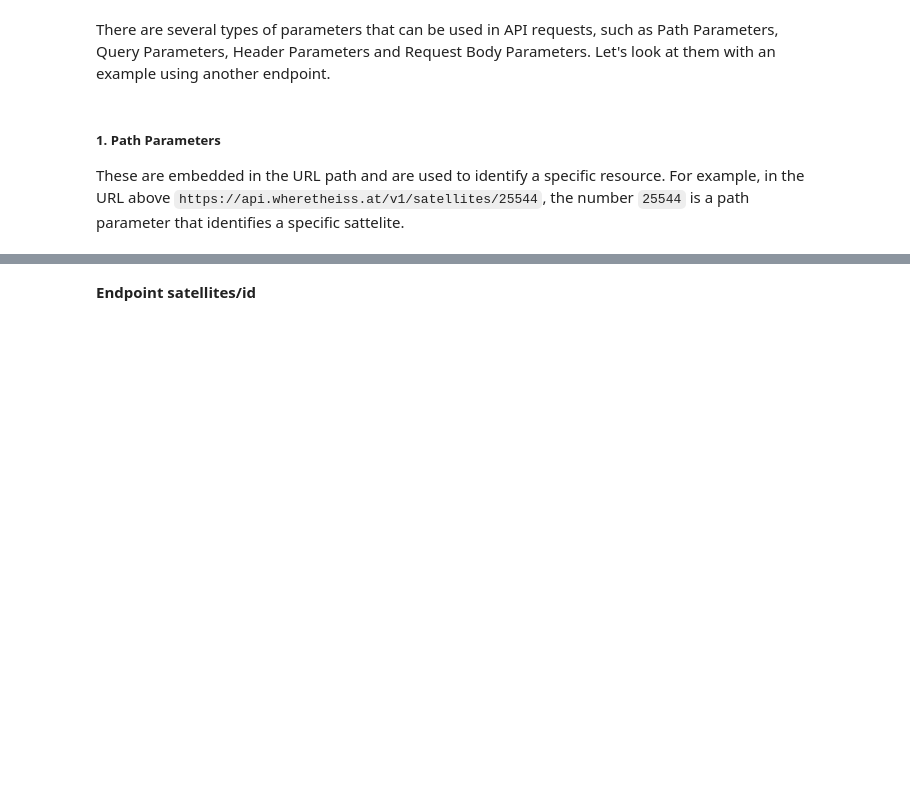
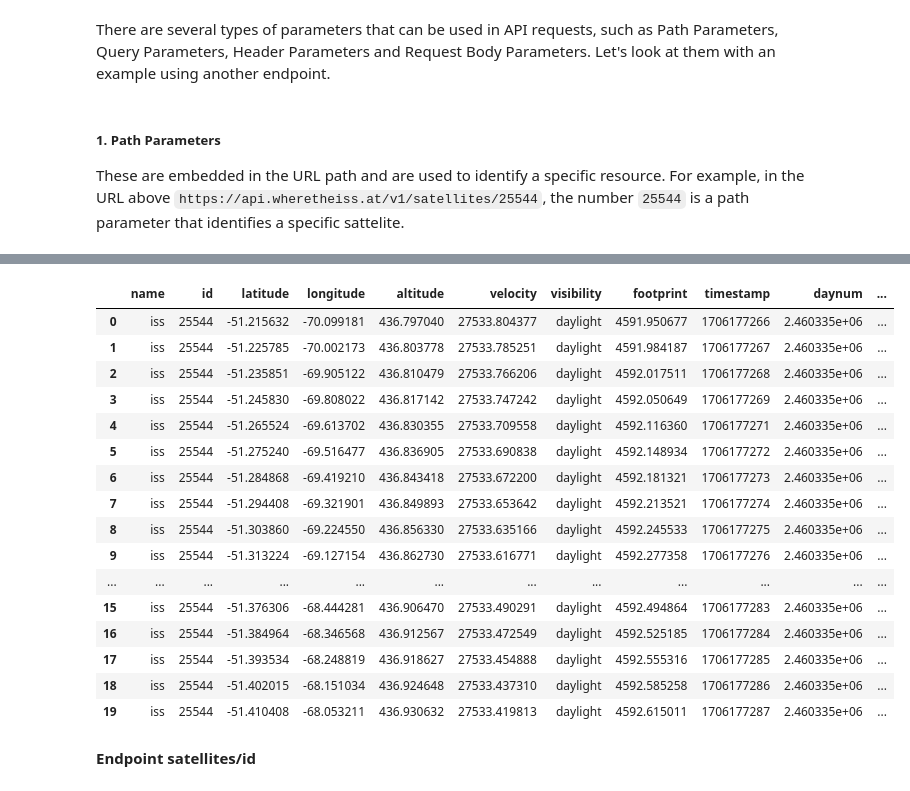
Before and after one commit to Ironhack-Data-Madrid-Enero-2024/apuntes_clase, a Jupyter notebook: semana_2/2.5_apis.ipynb, the cells around one changed output, grey strips where cells are left out. Drawn from its saved outputs; the diff is of its cells as text; code cells hidden in the pictures; blank space fills up the shorter version.

```diff
--- a/semana_2/2.5_apis.ipynb
+++ b/semana_2/2.5_apis.ipynb
@@ -151,3 +153,5 @@ This API allows you to access various data related to the International Space St
 - Coordinates information: `https://api.wheretheiss.at/v1/coordinates/37.795517,-122.393693`
 # %% [markdown]
 **Endpoint satellites**
+# %%
+url = 'https://api.wheretheiss.at/v1/satellites/25544'
@@ -183,0 +250,9 @@ These are embedded in the URL path and are used to identify a specific resource.
+# %%
+data = []
+
+
+for i in range(20):
+
+    data.append(req.get(url).json())
+
+    time.sleep(0.5)
@@ -183,0 +279,20 @@ These are embedded in the URL path and are used to identify a specific resource.
+# %%
+pd.DataFrame(data)
+# %% [output]
+|  | name | id | latitude | longitude | altitude | velocity | visibility | footprint | timestamp | daynum | ... |
+| 0 | iss | 25544 | -51.215632 | -70.099181 | 436.797040 | 27533.804377 | daylight | 4591.950677 | 1706177266 | 2.460335e+06 | ... |
+| 1 | iss | 25544 | -51.225785 | -70.002173 | 436.803778 | 27533.785251 | daylight | 4591.984187 | 1706177267 | 2.460335e+06 | ... |
+| 2 | iss | 25544 | -51.235851 | -69.905122 | 436.810479 | 27533.766206 | daylight | 4592.017511 | 1706177268 | 2.460335e+06 | ... |
+| 3 | iss | 25544 | -51.245830 | -69.808022 | 436.817142 | 27533.747242 | daylight | 4592.050649 | 1706177269 | 2.460335e+06 | ... |
+| 4 | iss | 25544 | -51.265524 | -69.613702 | 436.830355 | 27533.709558 | daylight | 4592.116360 | 1706177271 | 2.460335e+06 | ... |
+| 5 | iss | 25544 | -51.275240 | -69.516477 | 436.836905 | 27533.690838 | daylight | 4592.148934 | 1706177272 | 2.460335e+06 | ... |
+| 6 | iss | 25544 | -51.284868 | -69.419210 | 436.843418 | 27533.672200 | daylight | 4592.181321 | 1706177273 | 2.460335e+06 | ... |
+| 7 | iss | 25544 | -51.294408 | -69.321901 | 436.849893 | 27533.653642 | daylight | 4592.213521 | 1706177274 | 2.460335e+06 | ... |
+| 8 | iss | 25544 | -51.303860 | -69.224550 | 436.856330 | 27533.635166 | daylight | 4592.245533 | 1706177275 | 2.460335e+06 | ... |
+| 9 | iss | 25544 | -51.313224 | -69.127154 | 436.862730 | 27533.616771 | daylight | 4592.277358 | 1706177276 | 2.460335e+06 | ... |
+| ... | ... | ... | ... | ... | ... | ... | ... | ... | ... | ... | ... |
+| 15 | iss | 25544 | -51.376306 | -68.444281 | 436.906470 | 27533.490291 | daylight | 4592.494864 | 1706177283 | 2.460335e+06 | ... |
+| 16 | iss | 25544 | -51.384964 | -68.346568 | 436.912567 | 27533.472549 | daylight | 4592.525185 | 1706177284 | 2.460335e+06 | ... |
+| 17 | iss | 25544 | -51.393534 | -68.248819 | 436.918627 | 27533.454888 | daylight | 4592.555316 | 1706177285 | 2.460335e+06 | ... |
+| 18 | iss | 25544 | -51.402015 | -68.151034 | 436.924648 | 27533.437310 | daylight | 4592.585258 | 1706177286 | 2.460335e+06 | ... |
+| 19 | iss | 25544 | -51.410408 | -68.053211 | 436.930632 | 27533.419813 | daylight | 4592.615011 | 1706177287 | 2.460335e+06 | ... |
```
Also changed, not shown: parts of 32 cells of this notebook.
